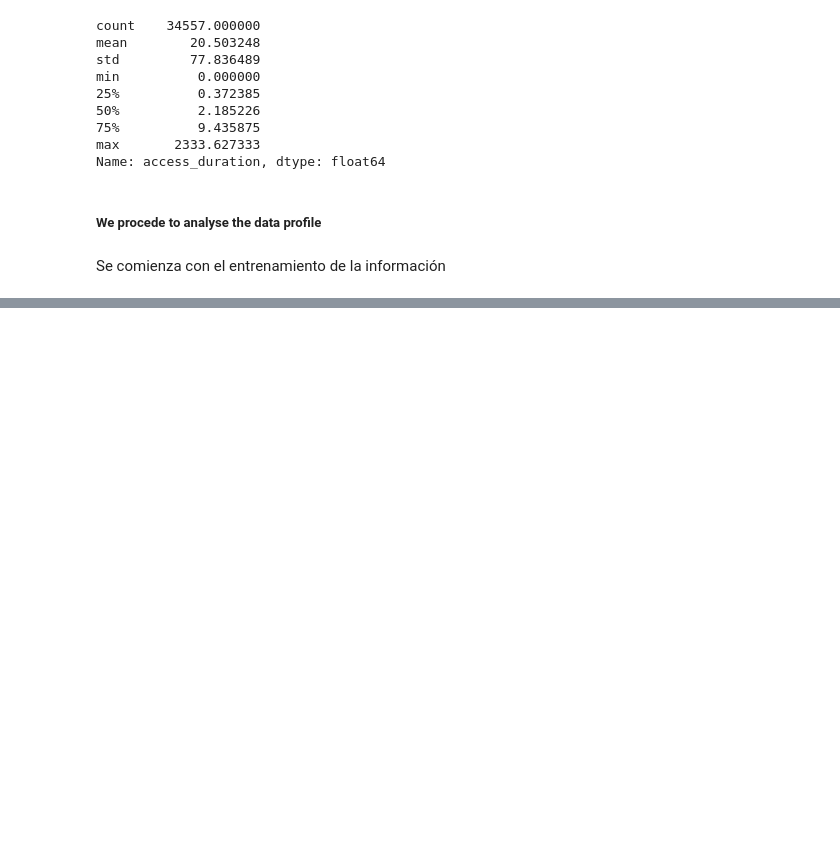
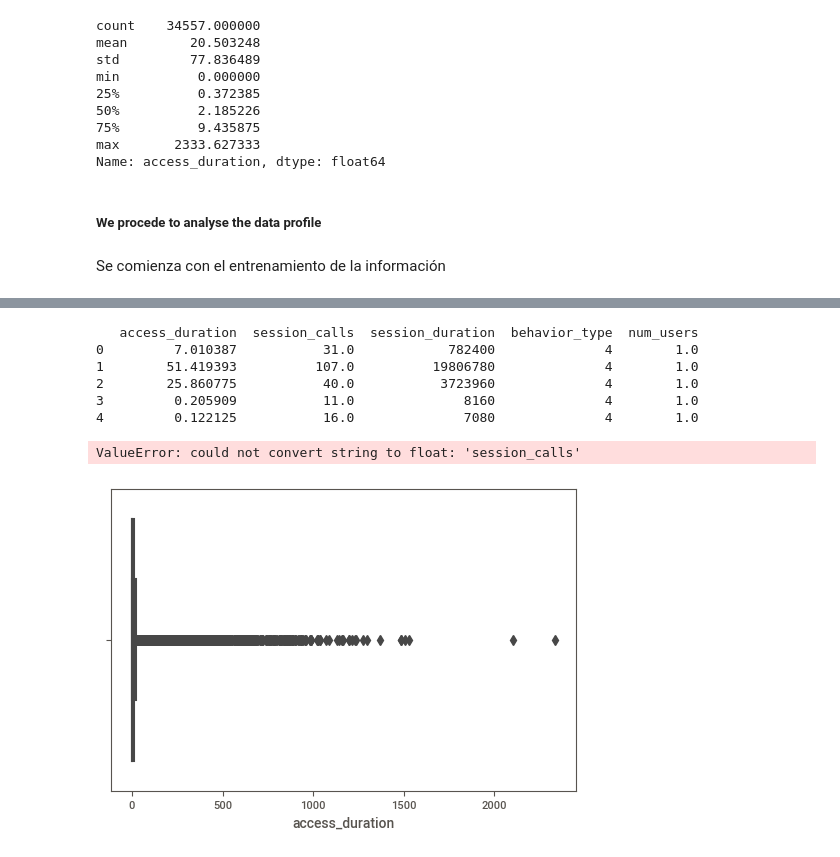
Before and after one commit to hugojira/deteccionAnomalias, a Jupyter notebook: Isolationforest.ipynb, the cells around one changed output, grey strips where cells are left out. Saved outputs shown, nothing was run; the diff lists cells and outputs as text; code cells hidden in the pictures; blank space fills up the shorter version.

Commit message:
isolation forest v2

```diff
--- a/Isolationforest.ipynb
+++ b/Isolationforest.ipynb
@@ -216,0 +148,73 @@ ValueError: could not convert string to float: 'session_calls'
+# %%
+#list(df.columns)
+#sns.heatmap(df, annot=True)
+#df['inter_access'] = df.iloc[:,[2]]
+#print(df['inter_access'].mean)
+
+import numpy as np
+import matplotlib.pyplot as plt
+from sklearn.ensemble import IsolationForest
+
+
+sns.boxplot(df.access_duration)
+
+rng = np.random.RandomState(42)
+df = df.replace(r'^\s*$', np.nan, regex=True)
+df = df.replace("", np.nan, regex=False)
+
+# Generate train data
+X = 0.3 * rng.randn(100, 2)
+df.replace('', 0, inplace=True)
+#df.pop("access_uniqueness")
+
+#X_train = df[["access_duration","behavior_type"]]
+#pd.to_numeric(df[["access_duration",""]],downcast="float")
+print(df.head(5))
+
+#pd.to_numeric(df[1:3],downcast="float")
+
+
+X_train=df.columns[1:2]
+
+# Generate some regular novel observations
+X = 0.3 * rng.randn(20, 2)
+X_test = np.r_[X + 2, X - 2]
+# Generate some abnormal novel observations
+X_outliers = rng.uniform(low=-4, high=4, size=(20, 2))
+
+# fit the model
+clf = IsolationForest(max_samples=100, random_state=rng)
+clf.fit(X_train)
+y_pred_train = clf.predict(X_train)
+y_pred_test = clf.predict(X_test)
+y_pred_outliers = clf.predict(X_outliers)
+
+# plot the line, the samples, and the nearest vectors to the plane
+xx, yy = np.meshgrid(np.linspace(-5, 5, 50), np.linspace(-5, 5, 50))
+Z = clf.decision_function(np.c_[xx.ravel(), yy.ravel()])
+Z = Z.reshape(xx.shape)
+
+plt.title("IsolationForest")
+plt.contourf(xx, yy, Z, cmap=plt.cm.Blues_r)
+
+b1 = plt.scatter(X_train[:, 0], X_train[:, 1], c="white", s=20, edgecolor="k")
+b2 = plt.scatter(X_test[:, 0], X_test[:, 1], c="green", s=20, edgecolor="k")
+c = plt.scatter(X_outliers[:, 0], X_outliers[:, 1], c="red", s=20, edgecolor="k")
+plt.axis("tight")
+plt.xlim((-5, 5))
+plt.ylim((-5, 5))
+plt.legend(
+    [b1, b2, c],
+    ["training observations", "new regular observations", "new abnormal observations"],
+    loc="upper left",
+)
+plt.show()
+# %% [output]
+   access_duration  session_calls  session_duration  behavior_type  num_users
+0         7.010387           31.0            782400              4        1.0
+1        51.419393          107.0          19806780              4        1.0
+2        25.860775           40.0           3723960              4        1.0
+3         0.205909           11.0              8160              4        1.0
+4         0.122125           16.0              7080              4        1.0
+ValueError: could not convert string to float: 'session_calls'
+[figure, added]
```
Also changed, not shown: parts of 3 cells of this notebook, 2 other files.
